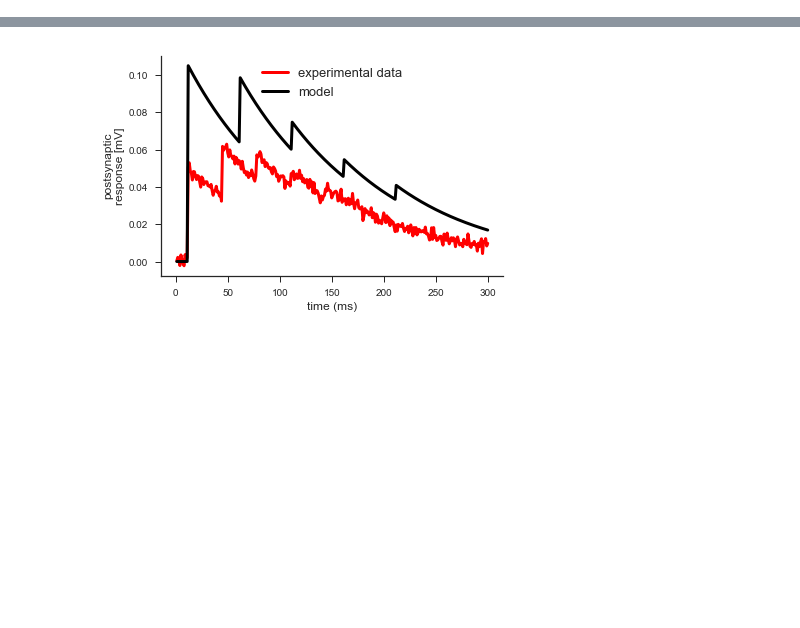
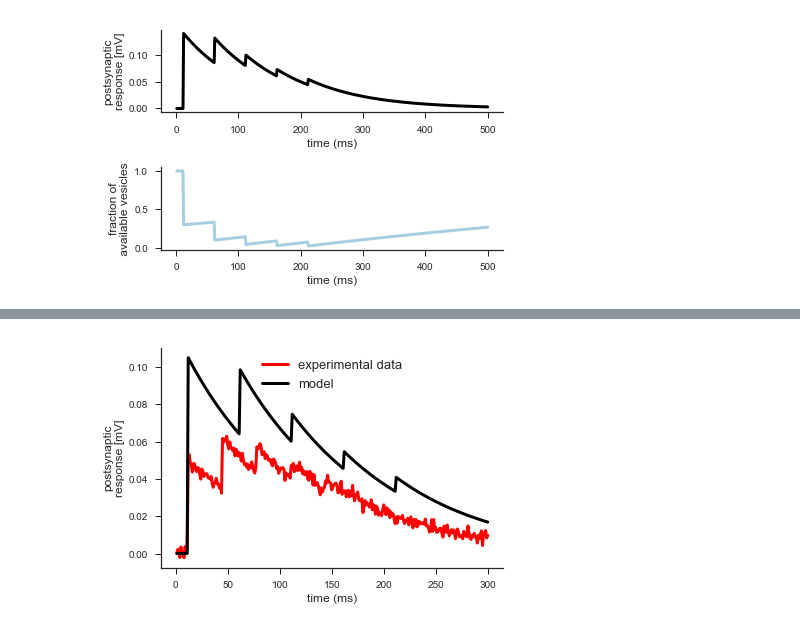
Before and after one commit to ruipontecosta/courses, a Jupyter notebook: Modelling synaptic plasticity (STP and STDP).ipynb, the cells around one changed output, grey strips where cells are left out. Drawn from its saved outputs; the diff is of its cells as text; code cells hidden in the pictures; blank space fills up the shorter version.

```diff
--- a/Modelling synaptic plasticity (STP and STDP).ipynb
+++ b/Modelling synaptic plasticity (STP and STDP).ipynb
@@ -70,15 +70,15 @@ The effect of short-term plasticity is frequency-dependent, and becomes more pro
 
 See below.
 # %%
-# Python code to implement the short-term depression model described above
+# Python code for the short-term depression model described above
 
 # Import modules
-    import code
-    import math
-    import matplotlib
-    import numpy as np
-    import matplotlib.pyplot as plt
-    import seaborn as sns
+import code
+import math
+import matplotlib
+import numpy as np
+import matplotlib.pyplot as plt
+import seaborn as sns
 
 sns.set(style="ticks")
 plt.rc('axes', labelsize=12)
@@ -129,7 +129,7 @@ ax_A = plt.subplot2grid((nrows,ncols), (0, 0), colspan=2)
 
 linear_fun = np.arange(1,simtime+1)
 
-ax_A.plot(linear_fun, Vm, label='post. responses', linewidth=lw, color='gray')
+ax_A.plot(linear_fun, Vm, label='post. responses', linewidth=lw, color='black')
 ax_A.set(xlabel='time (ms)', ylabel='postsynaptic\nresponse [mV]')#, xlim=(0,30), ylim=(-5,30))
 
 #B: Presynaptic vesicles
@@ -148 +147,2 @@ IndentationError: unexpected indent (<ipython-input-131-0366b5035489>, line 4)
+[figure, added]
 # %% [markdown]
```
Also changed, not shown: parts of 7 cells of this notebook.
